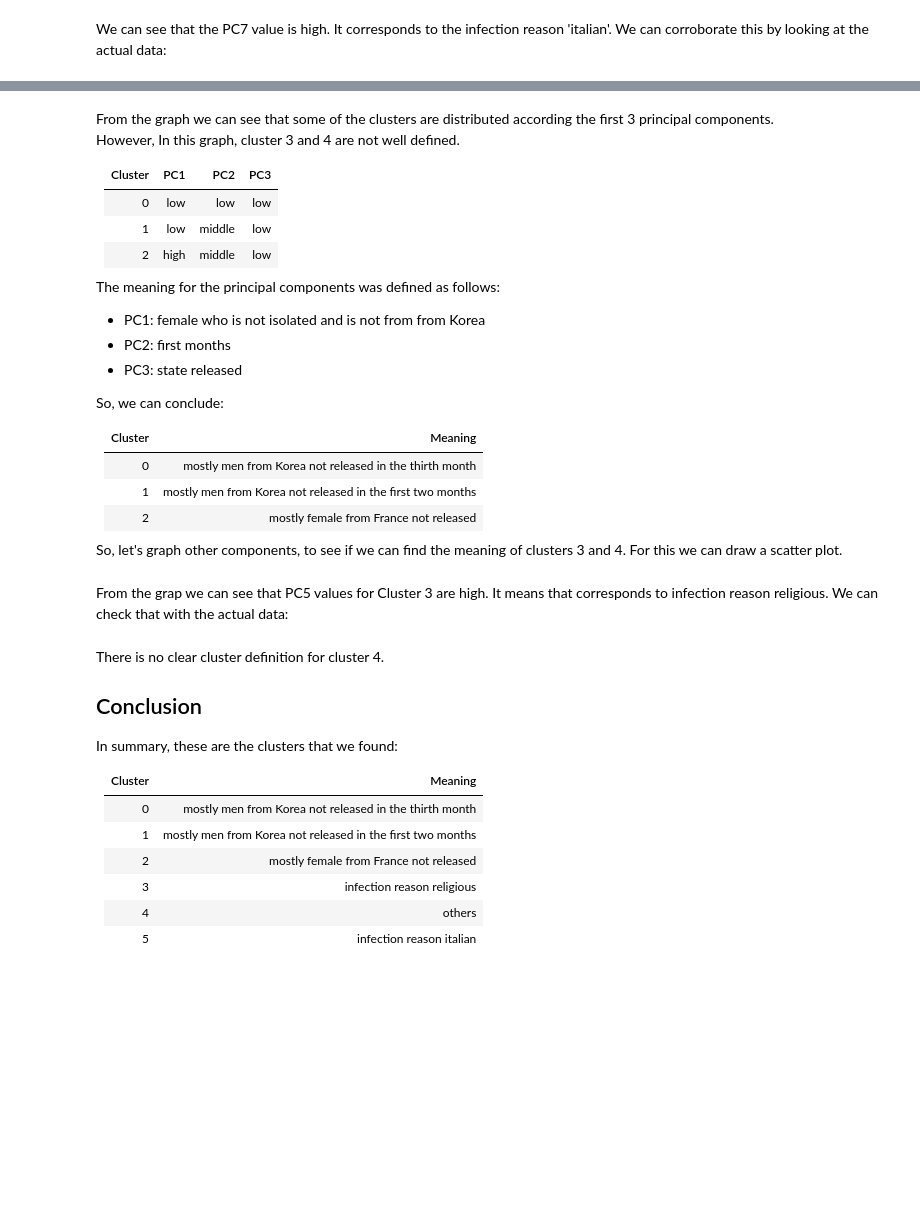
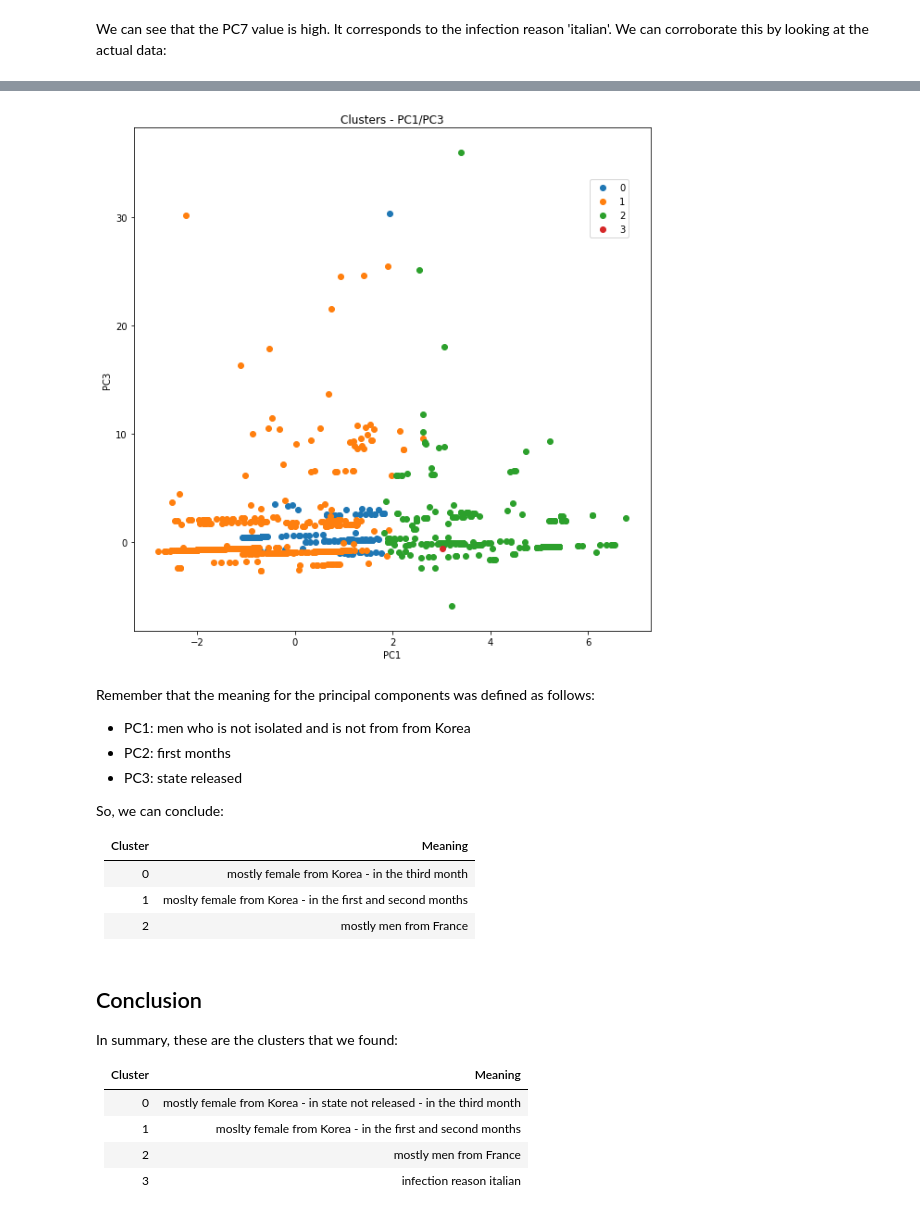
Before and after one commit to rootstrap/coronavirus-analysis, a Jupyter notebook: compare_france_south_korea.ipynb, the cells around one changed output, grey strips where cells are left out. Saved outputs shown, nothing was run; the diff lists cells and outputs as text; code cells hidden in the pictures; blank space fills up the shorter version.

```diff
--- a/compare_france_south_korea.ipynb
+++ b/compare_france_south_korea.ipynb
@@ -395,25 +589,17 @@ create_3d_scatter(pca_df, 'PC1', 'PC2', 'PC3', 'cluster', n_clusters, '')
+# %%
+draw_scatter(pca_df, 'PC1', 'PC3', 'cluster', n_clusters, 'Clusters - PC1/PC3')
+# %% [output]
+[figure, added]
 # %% [markdown]
-From the graph we can see that some of the clusters are distributed according the first 3 principal components.
-However, In this graph, cluster 3 and 4 are not well defined.
-
-| Cluster | PC1  |  PC2  | PC3  |
-| :------:|:----:|:-----:|:----:|
-| 0       | low  |  low  | low  |
-| 1       | low  |middle | low  |
-| 2       | high |middle | low  |
-
-The meaning for the principal components was defined as follows:
-- PC1: female who is not isolated and is not from from Korea
+Remember that the meaning for the principal components was defined as follows:
+- PC1: men who is not isolated and is not from from Korea
 - PC2: first months
 - PC3: state released
 
 So, we can conclude:
 
-| Cluster | Meaning                                                   |
-|:-------:|:----------------------------------------------------------|
-|    0    | mostly men from Korea not released in the thirth month    |
-|    1    | mostly men from Korea not released in the first two months|
-|    2    | mostly female from France not released                    |
-
-
-So, let's graph other components, to see if we can find the meaning of clusters 3 and 4. For this we can draw a scatter plot.
+| Cluster | Meaning                                                               |
+|:-------:|:----------------------------------------------------------------------|
+|    0    | mostly female from Korea - in the third month                         |
+|    1    | moslty female from Korea - in the first and second months             |
+|    2    | mostly men from France                                                |
@@ -422,2 +605,0 @@ draw_scatter(pca_df, 'PC3', 'PC5', 'cluster', n_clusters, '')
-# %% [markdown]
-From the grap we can see that PC5 values for Cluster 3 are high. It means that corresponds to infection reason religious. We can check that with the actual data:
@@ -426,16 +606,15 @@ df[df['cluster']==3].infection_reason.unique()
 # %% [markdown]
-There is no clear cluster definition for cluster 4.
+
 
 ## Conclusion
 
 In summary, these are the clusters that we found:
 
 
-| Cluster | Meaning                                                   |
-|:-------:|:----------------------------------------------------------|
-|    0    | mostly men from Korea not released in the thirth month    |
-|    1    | mostly men from Korea not released in the first two months|
-|    2    | mostly female from France not released                    |
-|    3    | infection reason religious                                |
-|    4    | others                                                    |
-|    5    | infection reason italian                                  |
+
+| Cluster | Meaning                                                               |
+|:-------:|:----------------------------------------------------------------------|
+|    0    | mostly female from Korea - in state not released - in the third month |
+|    1    | moslty female from Korea - in the first and second months             |
+|    2    | mostly men from France                                                |
+|    3    | infection reason italian                                              |
```
Also changed, not shown: parts of 47 cells of this notebook, 1 other file.
